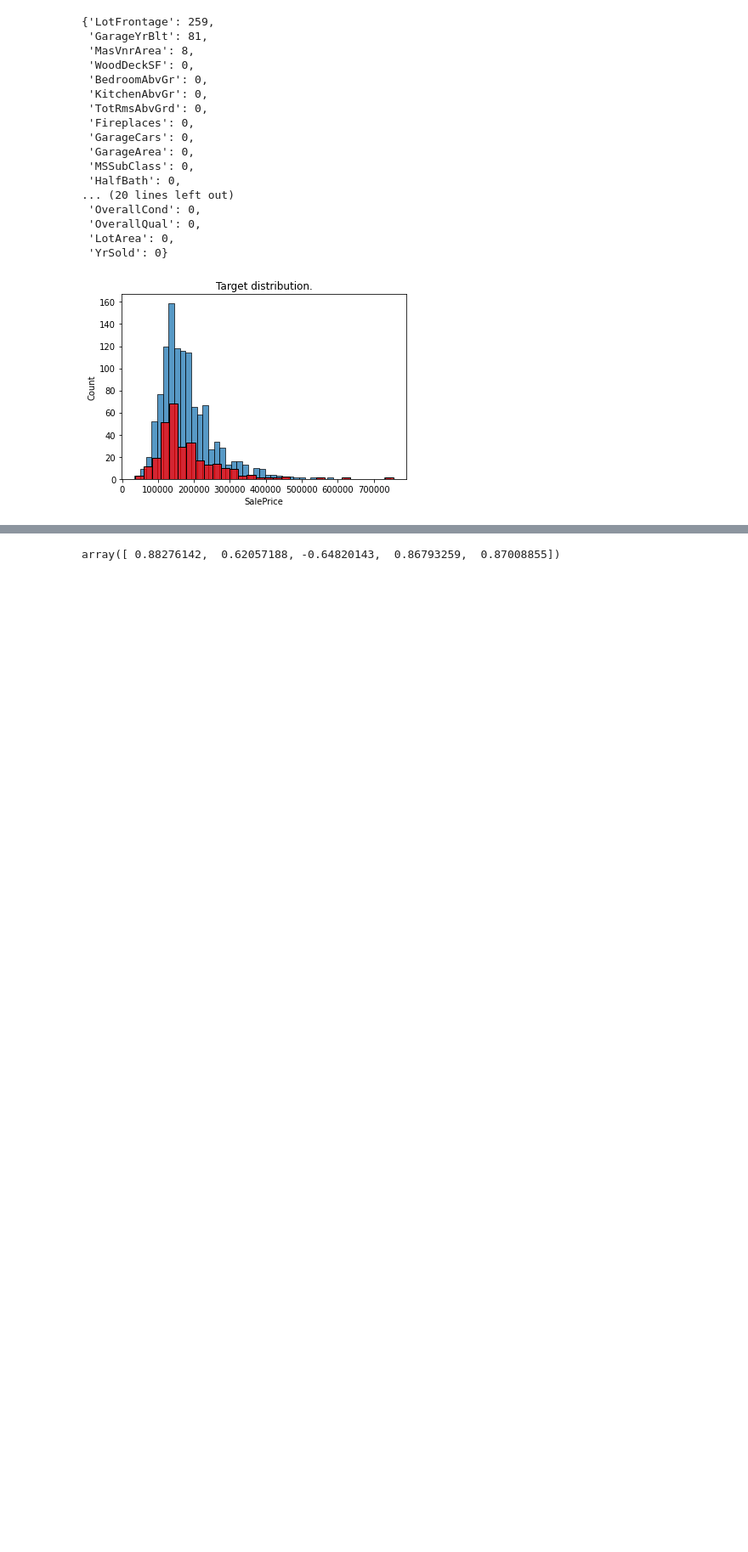
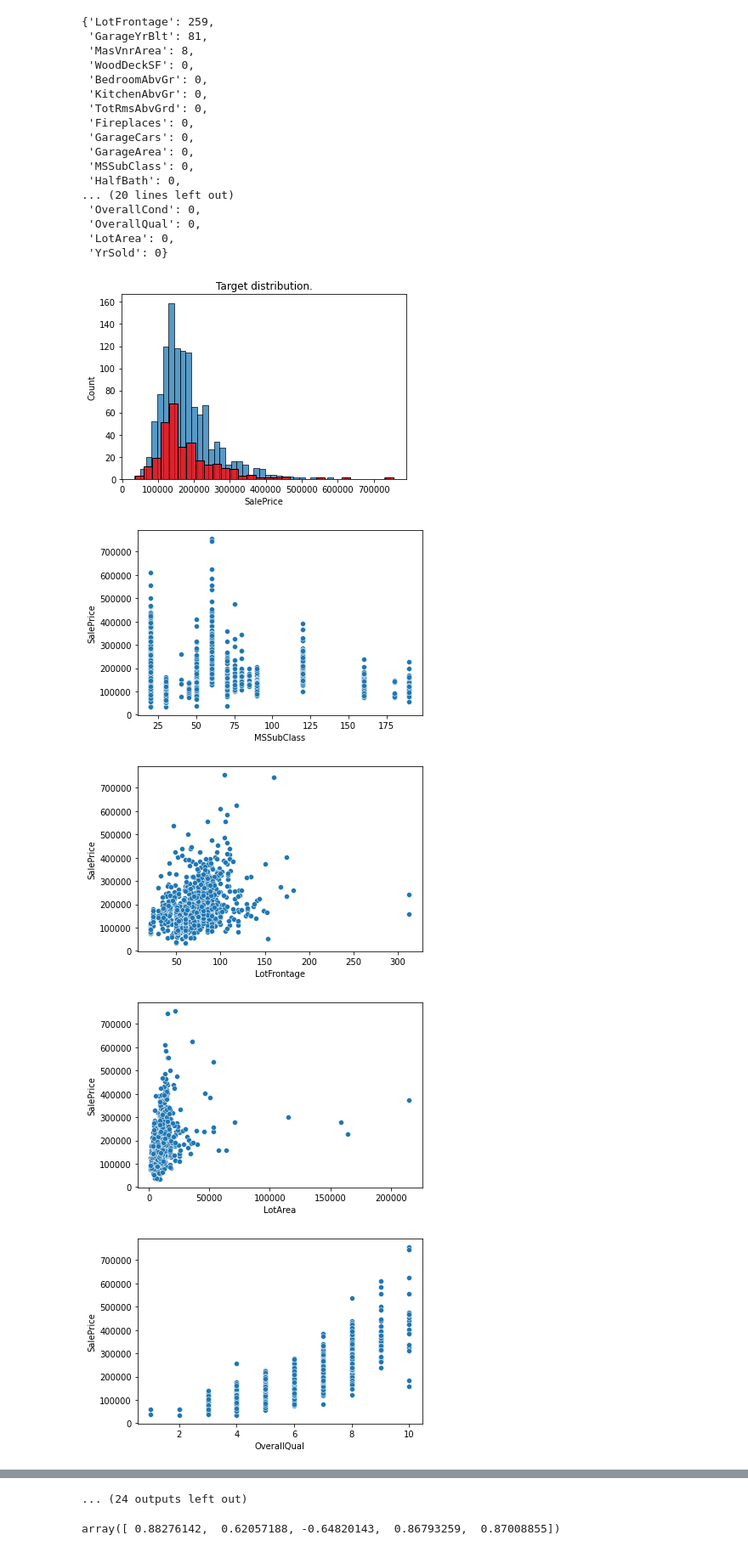
Before and after one commit to ilijalazarevic/boston_housing_example, a Jupyter notebook: linear_model.ipynb, the cells around one changed output, grey strips where cells are left out. Shown at 85% size. Cells and saved outputs as stored; diff of their text form; code cells hidden in the pictures; blank space fills up the shorter version.

```diff
--- a/linear_model.ipynb
+++ b/linear_model.ipynb
@@ -95,3 +95,12 @@ sns.histplot(y_test, ax=ax, color='red')
 plt.title('Target distribution.');
 # %% [output]
 [figure]
+# %%
+for c in df_train.columns:
+    sns.scatterplot(x=df_train[c], y=target)
+    plt.show()
+# %% [output]
+[figure, added]
+[figure, added]
+[figure, added]
+[figure, added]
@@ -98,3 +115,4 @@ plt.title('Target distribution.');
+... (24 outputs left out)
 # %%
 input_pipeline = sklearn.pipeline.Pipeline([
     ('std', sklearn.preprocessing.StandardScaler()),
```
Also changed, not shown: parts of 11 cells of this notebook, 3 other files.
